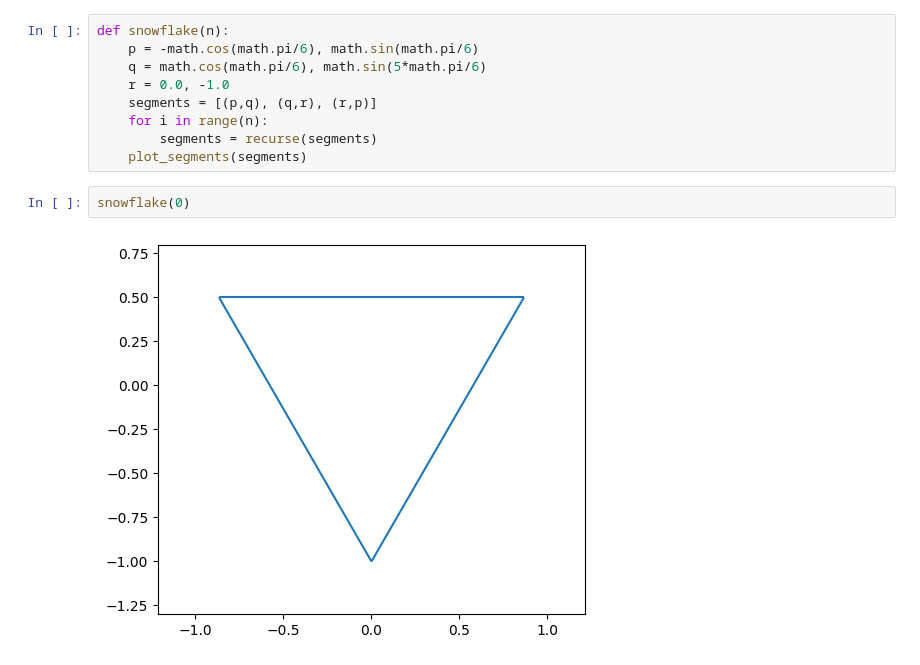
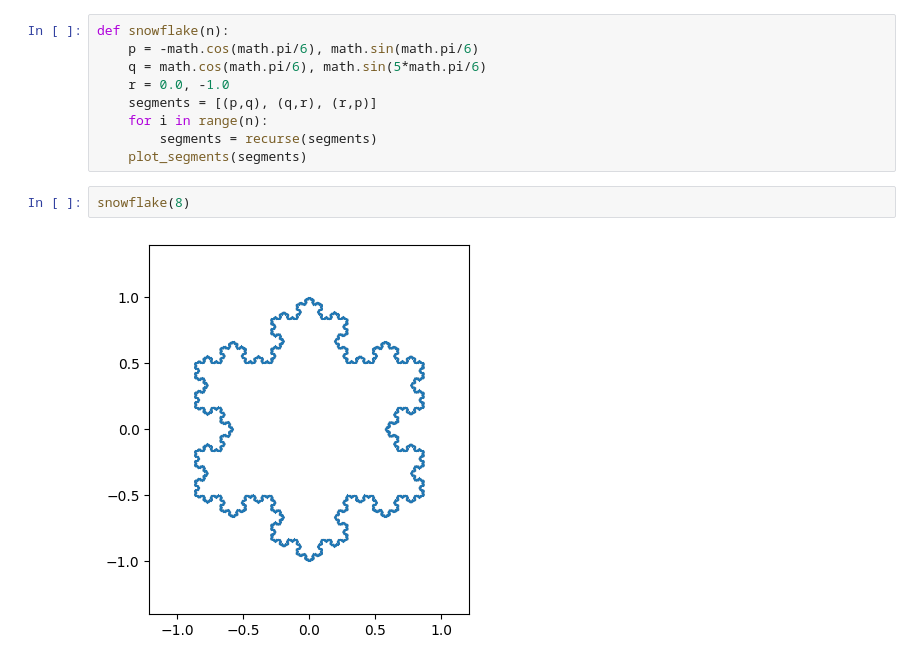
Before and after one commit to sabrenne-belfakir/mandelbrot, a Jupyter notebook: scripts/koch.ipynb, the cells around one changed output. Drawn from its saved outputs; the diff is of its cells as text.

Commit message:
Final update Koch Snowflake

```diff
--- a/scripts/koch.ipynb
+++ b/scripts/koch.ipynb
@@ -87,6 +142,6 @@ def snowflake(n):
         segments = recurse(segments)
     plot_segments(segments)
 # %%
-snowflake(0)
+snowflake(8)
 # %% [output]
-[figure, old version]
+[figure, new version]
```
Also changed, not shown: parts of 4 cells of this notebook.
